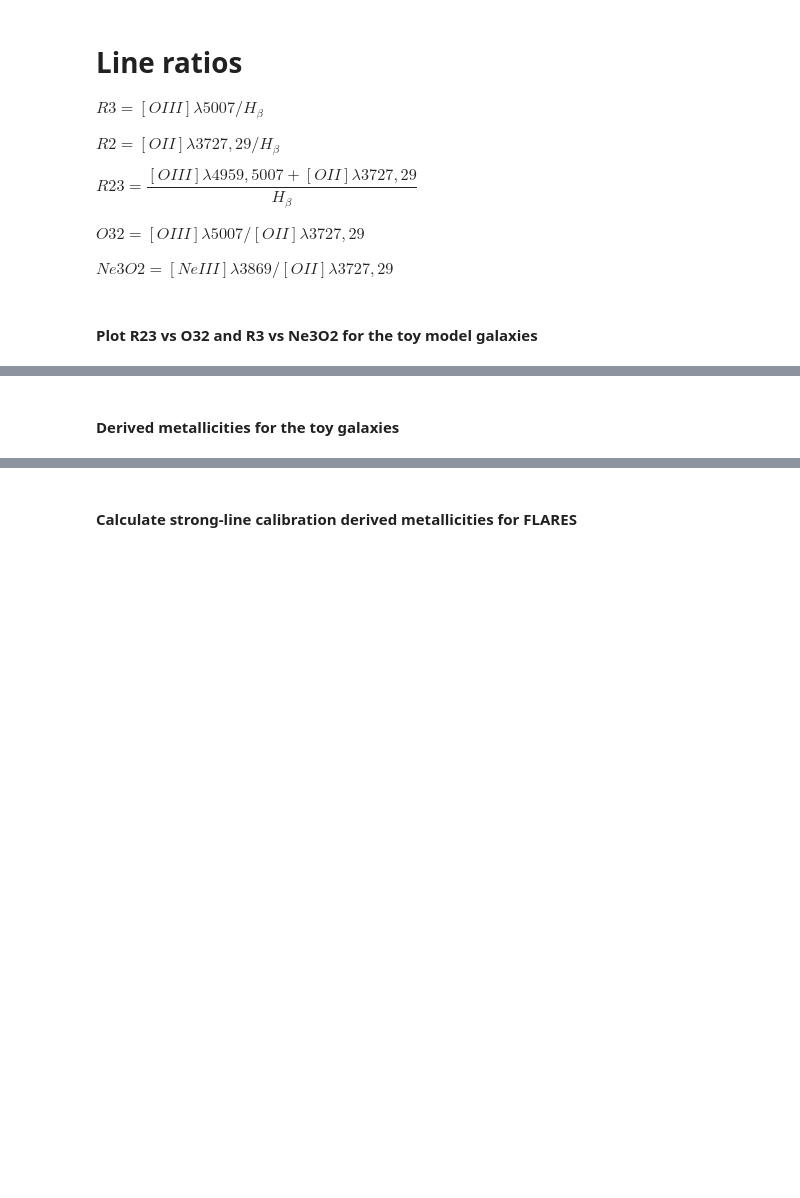
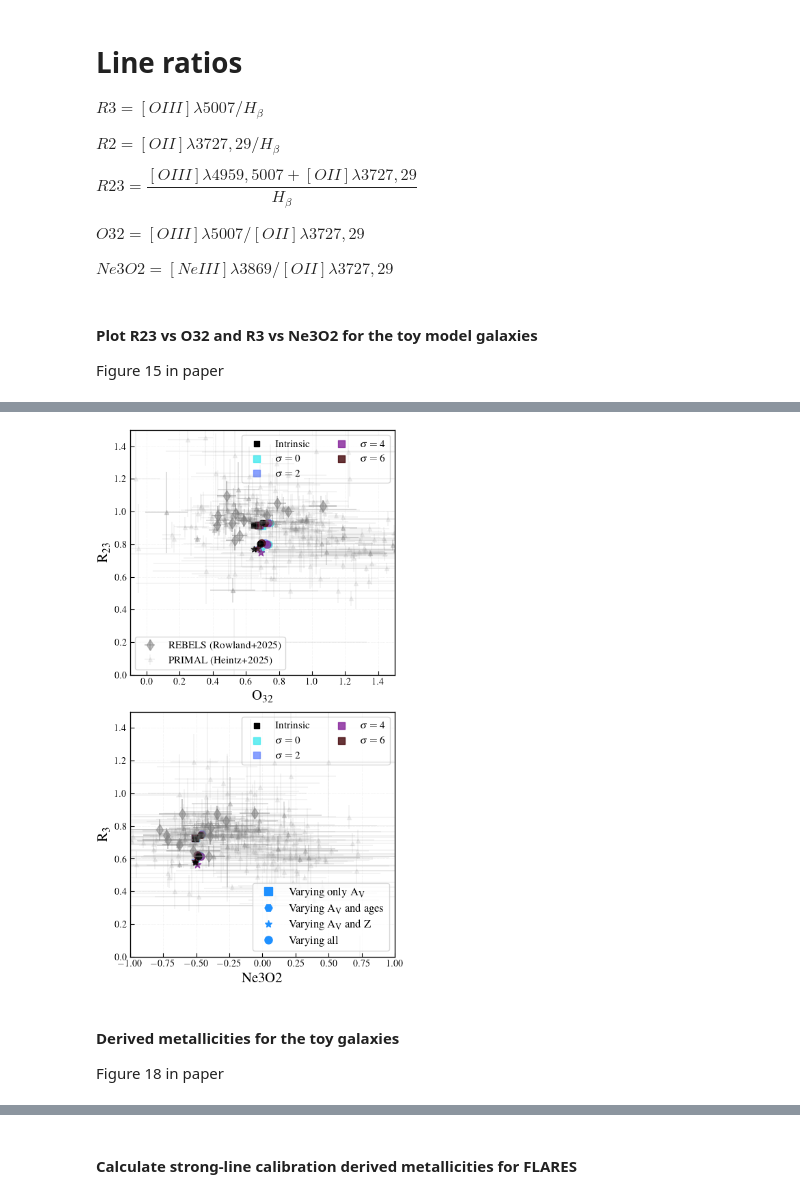
Before and after one commit to aswinpvijayan/line_ratio_reliability, a Jupyter notebook: app_mzr_cal.ipynb, the cells around one changed output, grey strips where cells are left out. Cells and saved outputs as stored; diff of their text form; code cells hidden in the pictures; blank space fills up the shorter version.

```diff
--- a/app_mzr_cal.ipynb
+++ b/app_mzr_cal.ipynb
@@ -175,10 +198,10 @@ mass = 1e6*np.random.uniform(2, 5, n) * Msun
 
 # Dust distributions
 max_tau = 7
-mu, sigma = 0.1, 0.2
+mu, sigma = 0.3, 0.4
 nsigma = np.arange(0,max_tau,2)
 num_gals = len(nsigma)
-
+colors = cmr.take_cmap_colors('cmr.gem_r', num_gals, return_fmt='rgb')
 
 # Property holders
 logOH = np.zeros(4)
@@ -233,13 +256,12 @@ all_gals = [gal_const, gal_vary_age, gal_vary_Z, gal]
 
 tau_v = np.zeros((num_gals, n))
 for ii in range(num_gals):
-    tmp  = mu + np.random.normal(0, nsigma[ii], n)
+    tmp  = mu + np.random.normal(0, sigma*nsigma[ii], n)
     tmp[tmp<0] = 0.01
     tau_v[ii] = tmp
 
 for jj, kk in enumerate(all_gals):
-
-    print ("Galaxy number: ", jj)
+    # print ("Galaxy number: ", jj)
     ok = kk.stars.ages<=10*Myr
     Zmean = np.sum(kk.stars.initial_masses[ok] * kk.stars.metallicities[ok]) / np.sum(kk.stars.initial_masses[ok])
     logOH[jj] = 8.69 + np.log10(Zmean/Zsun)
@@ -272,6 +294,6 @@ for jj, kk in enumerate(all_gals):
 
     Av[jj] = -2.5 * np.log10(lum_att[jj]/lum_int[jj])
 
-print (Av)
-print (logOH)
-print (np.log10(np.sum(mass)))
+# print (Av)
+# print (logOH)
+# print (np.log10(np.sum(mass)))
@@ -291,6 +333,8 @@ $O32 = [OIII]\lambda5007/[OII]\lambda3727,29$
 $Ne3O2 = [NeIII]\lambda3869/[OII]\lambda 3727,29$
 # %% [markdown]
 #### Plot R23 vs O32 and R3 vs Ne3O2 for the toy model galaxies
+
+Figure 15 in paper
 # %%
 fig, axs = plt.subplots(nrows = 2, ncols = 1, figsize=(5, 10), sharex=False, sharey=False, facecolor='w', edgecolor='k')
 axs = axs.ravel()
@@ -333,7 +377,6 @@ for jj, kk in enumerate(all_gals):
         line_gals_int[jj] = tmp
 
     for ii in range(num_gals):
-        color = plt.cm.tab10(ii)
 
         Ha      = line_emergent[jj][ii]['H 1 6562.80A'].luminosity.sum()
         Hb      = line_emergent[jj][ii]['H 1 4861.32A'].luminosity.sum()
@@ -356,11 +399,11 @@ for jj, kk in enumerate(all_gals):
             line_gals_att[jj][ii] = tmp
 
         if jj==0:
-                axs[0].scatter(np.log10(tmp['O32']), np.log10(tmp['R23']), color=color, label=rF'$\sigma={nsigma[ii]}$', s=60, marker=markers[jj], alpha=0.8, zorder=10)
-                axs[1].scatter(np.log10(tmp['Ne3O2']), np.log10(tmp['R3']), color=color, label=rF'$\sigma={nsigma[ii]}$', s=60, marker=markers[jj], alpha=0.8, zorder=10)
+                axs[0].scatter(np.log10(tmp['O32']), np.log10(tmp['R23']), color=colors[ii], label=rF'$\sigma={nsigma[ii]}$', s=60, marker=markers[jj], alpha=0.8, zorder=10)
+                axs[1].scatter(np.log10(tmp['Ne3O2']), np.log10(tmp['R3']), color=colors[ii], label=rF'$\sigma={nsigma[ii]}$', s=60, marker=markers[jj], alpha=0.8, zorder=10)
         else:
-            axs[0].scatter(np.log10(tmp['O32']), np.log10(tmp['R23']), color=color, s=60, marker=markers[jj], alpha=0.8, zorder=10)
-            axs[1].scatter(np.log10(tmp['Ne3O2']), np.log10(tmp['R3']), color=color, s=60, marker=markers[jj], alpha=0.8, zorder=10)
+            axs[0].scatter(np.log10(tmp['O32']), np.log10(tmp['R23']), color=colors[ii], s=60, marker=markers[jj], alpha=0.8, zorder=10)
+            axs[1].scatter(np.log10(tmp['Ne3O2']), np.log10(tmp['R3']), color=colors[ii], s=60, marker=markers[jj], alpha=0.8, zorder=10)
 
 
 obs_OIIIr = unumpy.uarray(plot_rebels_data('[OIII]5007_flux'), plot_rebels_data('[OIII]5007_flux_error'))
@@ -401,9 +444,6 @@ obs_x0 = obs_x0[ok]
 obs_y0 = obs_y0[ok]
 obs_x1 = obs_x1[ok]
 obs_y1 = obs_y1[ok]
-# ok = np.random.randint(0, len(obs_x), 60)
-# obs_x = obs_x[ok]
-# obs_y = obs_y[ok]
 
 twinxaxs[0].errorbar(unumpy.nominal_values(obs_x0), unumpy.nominal_values(obs_y0), xerr=unumpy.std_devs(obs_x0), yerr=unumpy.std_devs(obs_y0), label='PRIMAL (Heintz+2025)', color='grey', marker='^', ls='None', alpha=0.1, markersize=5, zorder=0)
 twinxaxs[1].errorbar(unumpy.nominal_values(obs_x1), unumpy.nominal_values(obs_y1), xerr=unumpy.std_devs(obs_x1), yerr=unumpy.std_devs(obs_y1), label='PRIMAL (Heintz+2025)', color='grey', marker='^', ls='None', alpha=0.1, markersize=5, zorder=0)
@@ -438,3 +478,4 @@ fig.subplots_adjust(hspace=0.15)
 
 plt.savefig('app_plots/toy_R23-O32_R3-Ne3O2.png', dpi=300, bbox_inches='tight')
 plt.show()
+# %% [output]
@@ -441,5 +499,8 @@ plt.show()
+[figure, added]
 # %% [markdown]
 #### Derived metallicities for the toy galaxies
+
+Figure 18 in paper
 # %%
 fig, axs = plt.subplots(nrows = 4, ncols = 2, figsize=(6, 7), sharex=True, sharey=True, facecolor='w', edgecolor='k')
 axs = axs.ravel()
```
Also changed, not shown: parts of 13 cells of this notebook, 1 other file.
